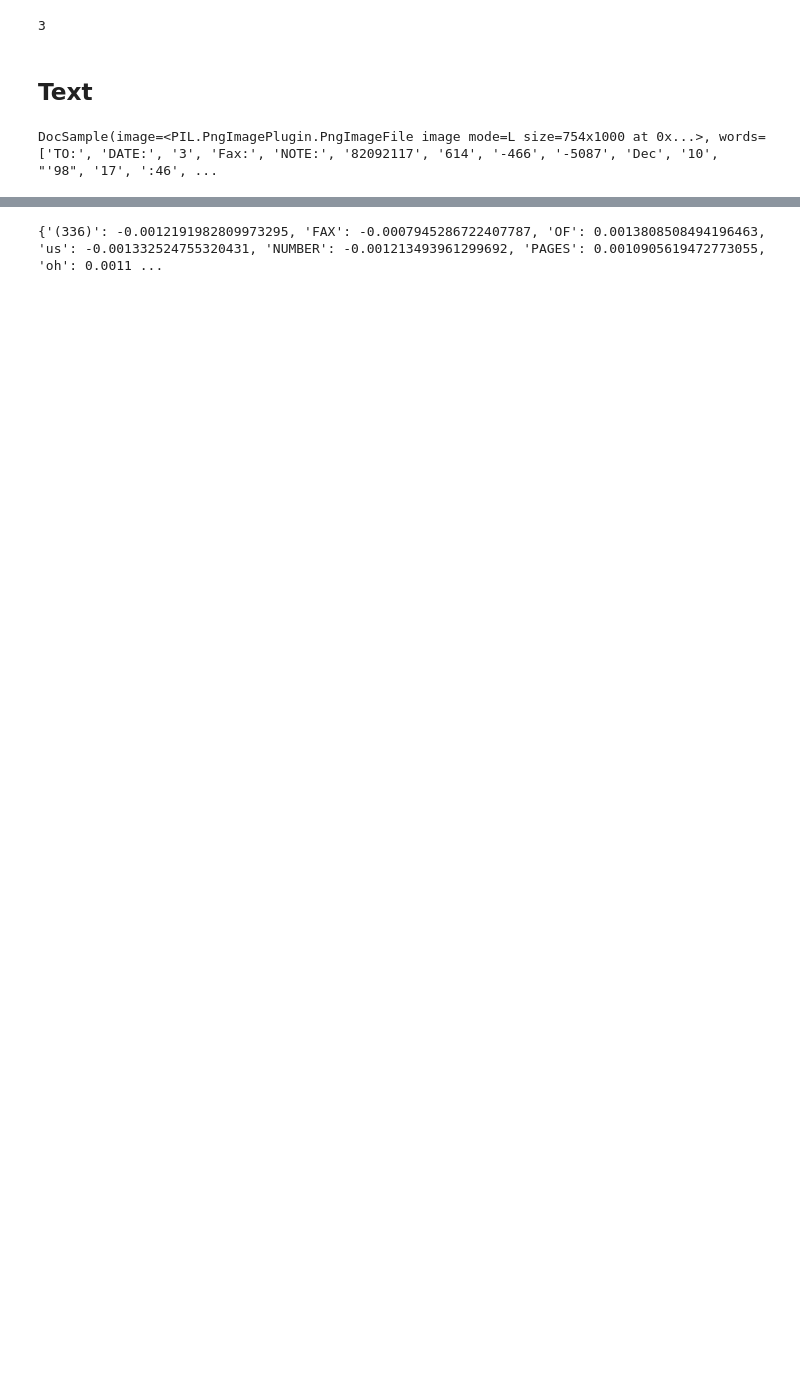
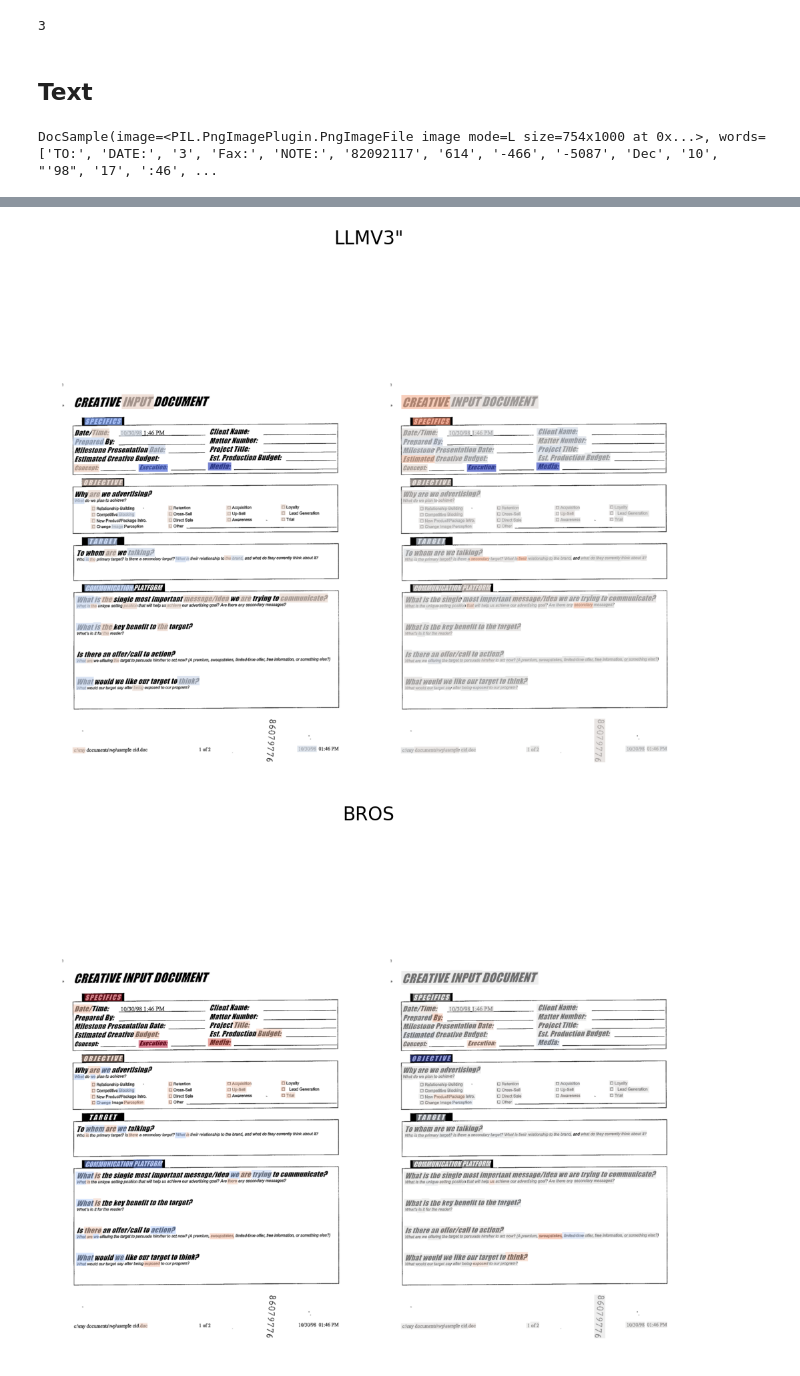
Before and after one commit to adamserag1/Interpretability-for-VRDU-models, a Jupyter notebook: experiments/THESE-NER-Local.ipynb, the cells around one changed output, grey strips where cells are left out. Drawn from its saved outputs; the diff is of its cells as text; code cells hidden in the pictures; blank space fills up the shorter version.

```diff
--- a/experiments/THESE-NER-Local.ipynb
+++ b/experiments/THESE-NER-Local.ipynb
@@ -348,25 +320,27 @@ display(err_bros)
 # %%
-expample = FUNSD['test'][0]
+expample = FUNSD['test'][29]
 example = DocSample(
         image    = expample["image"],
         words    = expample["words"],
         bboxes   = expample["bboxes"],
         ner_tags = expample["ner_tags"],
     )
-target_word = 'FAX'
+target_word = 'OBJECTIVE'
+target_idx = 0
+
 for i,t in enumerate(example.words):
   if t == target_word:
     target_idx = i
 
-def target_token_fn(enc, *, batch_index: int = 0) -> int:
+def target_token_fn(enc, *, batch_index: int = 0):
   word_ids = enc.word_ids(batch_index=batch_index)
 
   for tok_idx, wid in enumerate(word_ids):
-      if wid == 40:
+      if wid == target_idx:
           return tok_idx
+print(target_idx)
 
-target_label = label2id['B-QUESTION']
-target_label
+target_label = label2id['B-HEADER']
 # %% [output]
 3
 # %% [markdown]
@@ -375,7 +349,7 @@ target_label
 text_explainers = {
     'LLMV3 lime' : LimeTextNer(LLMV3, LLMV3_encode, mask_token=LLMV3_proc.tokenizer.mask_token, device = device, kernel_width_factor=0.75, target_token_fn=target_token_fn, labels = [target_label]),
     'LLMV3 shap' : SHAPTextNer(LLMV3, LLMV3_encode, tokenizer=LLMV3_proc.tokenizer, mask_token=LLMV3_proc.tokenizer.mask_token, device = device, target_token_fn=target_token_fn),
-    'BROS lime' : LimeTextNer(BROS, BROS_encode, mask_token=BROS_t.mask_token, device = device, kernel_width_factor=0.75, target_token_fn=target_token_fn, labels=[target_label]),
+    'BROS lime' : LimeTextNer(BROS, BROS_encode, mask_token=BROS_t.mask_token, device = device, kernel_width_factor=0.75, target_token_fn=target_token_fn, labels=[3]), # 3 as falsley predicted as B-QUESTION
     'BROS shap' : SHAPTextNer(BROS, BROS_encode, tokenizer=BROS_t ,mask_token=BROS_t.mask_token, device = device, target_token_fn=target_token_fn),
 }
 # %%
@@ -383,4 +357,4 @@ print(example)
 # %% [output]
 DocSample(image=<PIL.PngImagePlugin.PngImageFile image mode=L size=754x1000 at 0x...>, words=['TO:', 'DATE:', '3', 'Fax:', 'NOTE:', '82092117', '614', '-466', '-5087', 'Dec', '10', "'98", '17', ':46', ...
 # %%
-temp = text_explainers['LLMV3 shap'].explain(example)
+text_explanations = {key : text_explainers[key].explain(example) for key in text_explainers}
@@ -387,4 +368,42 @@ temp = text_explainers['LLMV3 shap'].explain(example)
 # %%
-print(weights)
+text_explanations_hms = {}
+text_explanations_weights = {}
+w, h = example.image.size
+bboxes = [unnormalize_box(bbox, w, h) for bbox in example.bboxes]
+
+def get_bros_weights_and_hm(key, explanation, global_weights_dict):
+  if 'lime' in key:
+    weights = dict(explanation.as_list(label=3))
+    weights = {key.replace('=1', ''): value for key, value in weights.items()}
+    global_weights_dict.update({key : weights})
+  else:
+    weights = {tok : float(val) for tok, val in zip(example.words, explanation.values[:,:,3].flatten())}
+    global_weights_dict.update({key : weights})
+  hm = draw_lime_token_heatmap(image = example.image, words = example.words, boxes = bboxes, weights=weights, alpha=0.5)
+  return hm
+
+def get_llmv3_weights_and_hm(key, explanation, global_weights_dict):
+  if 'lime' in key:
+    weights = dict(explanation.as_list(label=target_label))
+    weights = {key.replace('=1', ''): value for key, value in weights.items()}
+    global_weights_dict.update({key : weights})
+  else:
+    weights = {tok : float(val) for tok, val in zip(example.words, explanation.values[:,:,target_label].flatten())}
+    global_weights_dict.update({key : weights})
+  hm = draw_lime_token_heatmap(image = example.image, words = example.words, boxes = bboxes, weights=weights, alpha=0.7)
+  return hm
+
+llmve_hms = [get_llmv3_weights_and_hm(key, text_explanations[key], text_explanations_weights) for key in text_explanations if 'LLMV3' in key]
+bros_hms = [get_bros_weights_and_hm(key, text_explanations[key], text_explanations_weights) for key in text_explanations if 'BROS' in key]
+display_image_grid(llmve_hms,
+                   [f'', f''],
+                    (1,2),
+                   main_title='LLMV3"')
+display_image_grid(bros_hms,
+                   [f'',f''],
+                   (1,2),
+                   main_title='BROS'
+                   )
 # %% [output]
-{'(336)': -0.0012191982809973295, 'FAX': -0.0007945286722407787, 'OF': 0.0013808508494196463, 'us': -0.001332524755320431, 'NUMBER': -0.001213493961299692, 'PAGES': 0.0010905619472773055, 'oh': 0.0011 ...
+[figure, added]
+[figure, added]
```
Also changed, not shown: parts of 20 cells of this notebook.
